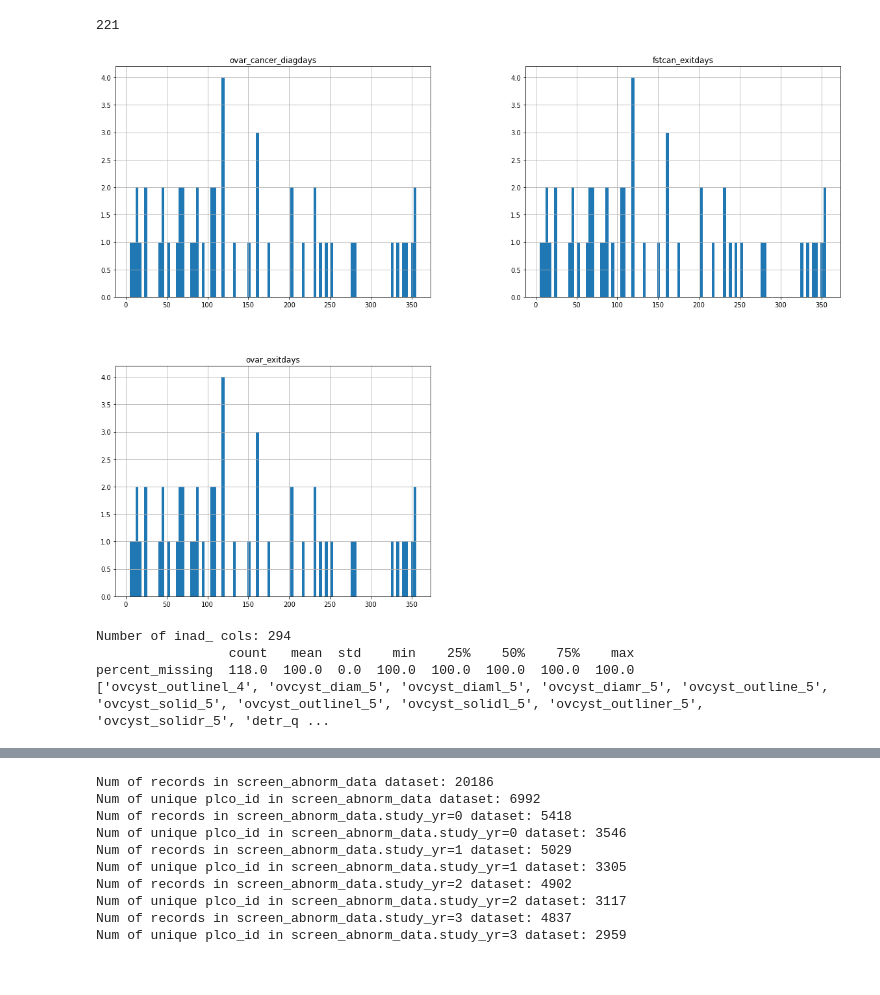
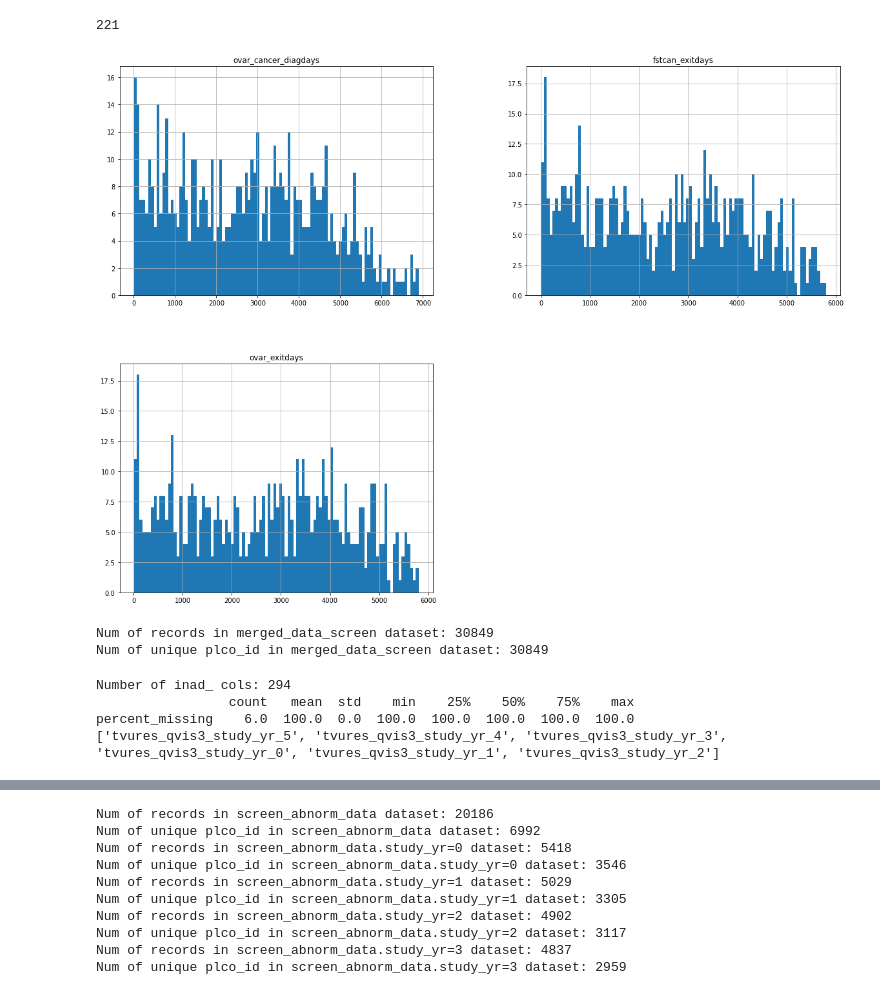
Before and after one commit to fedorenkood/ovarian_cancer_models, a Jupyter notebook: processing.ipynb, the cells around one changed output, grey strips where cells are left out. Cells and saved outputs as stored; diff of their text form; code cells hidden in the pictures.

Commit message:
feature selection

```diff
--- a/processing.ipynb
+++ b/processing.ipynb
@@ -25,11 +25,12 @@ personal_data.head()
 | 4 | NaN | NaN | NaN | NaN | 0 | NaN | NaN | ... |
 5 rows × 242 columns
 # %%
+# Drop build feature
+personal_data = personal_data.drop(['build'], axis=1)
+
 personal_data_nan_cols = [i for i in personal_data.columns if personal_data[i].isnull().any()]
 personal_data_drop_features = [col for col in personal_data_nan_cols if col.startswith('ovar_')]
 print(f'Number of features that are result of the cancer diagnosis: {len(personal_data_drop_features)}')
-# Drop features that are result of the cancer diagnosis
-# personal_data = personal_data.drop(personal_data_drop_features, axis=1)
 # %% [output]
 Number of features that are result of the cancer diagnosis: 36
 # %%
@@ -119,25 +120,35 @@ len(personal_data_cancer[personal_data_cancer['ovar_cancer_diagdays']<5*365])
 # %% [output]
 221
 # %%
-personal_data_cancer[personal_data_cancer['ovar_cancer_diagdays']<365][['plco_id', 'ovar_cancer_diagdays', 'fstcan_exitdays', 'ovar_exitdays']].hist(figsize=(20,15), bins=100);
+personal_data_cancer[['plco_id', 'ovar_cancer_diagdays', 'fstcan_exitdays', 'ovar_exitdays']].hist(figsize=(20,15), bins=100);
 # %% [output]
-[figure, old version]
+[figure, new version]
 # %%
+def merge_df_into_features(sourse_df, on_col, variable_col, join='outer'):
+    merged_df = None
+    for val in sorted(sourse_df[variable_col].unique()):
+        df = sourse_df[sourse_df[variable_col] == val]
+        cols = df.columns
+        cols_dict = {}
+        for col in cols:
+            if col not in [on_col]:
+                cols_dict[col] = f'{col}_{variable_col}_{val}'
+        df = df.rename(columns=cols_dict)
+        # Get unique IDs
+        if merged_df is None:
+            merged_df = df
+        else:
+            merged_df = merged_df.merge(df, on=on_col, how=join)
+    return merged_df
+
+# Mean impute before converting into features
+screen_data = mean_impute(screen_data, select_numeric_columns(screen_data))
 # Turn screen dataset each year into a feature
-merged_data_screen = None
-for val in sorted(screen_data['study_yr'].unique()):
-    df = screen_data[screen_data['study_yr'] == val]
-    cols = df.columns
-    cols_dict = {}
-    for col in cols:
-        if col not in ['plco_id']:
-            cols_dict[col] = f'{col}_{val}'
-    df = df.rename(columns=cols_dict)
-    # Get unique IDs
-    if merged_data_screen is None:
-        merged_data_screen = df
-    else:
-        merged_data_screen = merged_data_screen.merge(df, on='plco_id', how='outer')
+merged_data_screen = merge_df_into_features(screen_data, 'plco_id', 'study_yr')
+print_records_vs_unique(merged_data_screen, 'plco_id', 'merged_data_screen')
+# %% [output]
+Num of records in merged_data_screen dataset: 30849
+Num of unique plco_id in merged_data_screen dataset: 30849
 # %%
 # Remove all inad_ and examinerid_ features
 inad_cols = [col for col in merged_data_screen.columns if col.startswith('inad_') or col.startswith('examinerid_')]
@@ -153,11 +164,13 @@ merged_data_screen = merged_data_screen.drop(merged_data_screen_missing_value_10
 # Drop all object features
 object_cols = [col for col in merged_data_screen.select_dtypes(include=object).columns if col != 'plco_id']
 merged_data_screen = merged_data_screen.drop(object_cols, axis=1)
+# Mean impute after converting into features
+merged_data_screen = mean_impute(merged_data_screen, select_numeric_columns(merged_data_screen))
 # %% [output]
 Number of inad_ cols: 294
                  count   mean  std    min    25%    50%    75%    max
-percent_missing  118.0  100.0  0.0  100.0  100.0  100.0  100.0  100.0
-['ovcyst_outlinel_4', 'ovcyst_diam_5', 'ovcyst_diaml_5', 'ovcyst_diamr_5', 'ovcyst_outline_5', 'ovcyst_solid_5', 'ovcyst_outlinel_5', 'ovcyst_solidl_5', 'ovcyst_outliner_5', 'ovcyst_solidr_5', 'detr_q ...
+percent_missing    6.0  100.0  0.0  100.0  100.0  100.0  100.0  100.0
+['tvures_qvis3_study_yr_5', 'tvures_qvis3_study_yr_4', 'tvures_qvis3_study_yr_3', 'tvures_qvis3_study_yr_0', 'tvures_qvis3_study_yr_1', 'tvures_qvis3_study_yr_2']
 # %%
 merged_data_screen_missing_value = get_missing_values_cols(merged_data_screen)
 merged_data_screen_missing_value_100 = merged_data_screen_missing_value[merged_data_screen_missing_value.percent_missing >= 90]
```
Also changed, not shown: parts of 20 cells of this notebook, 2 other files.
